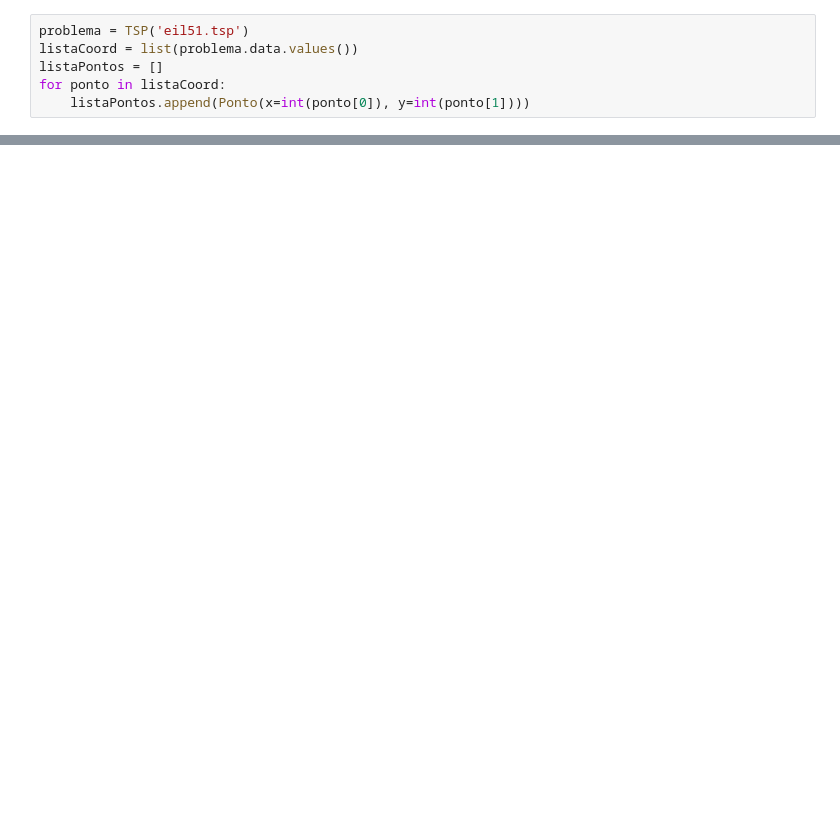
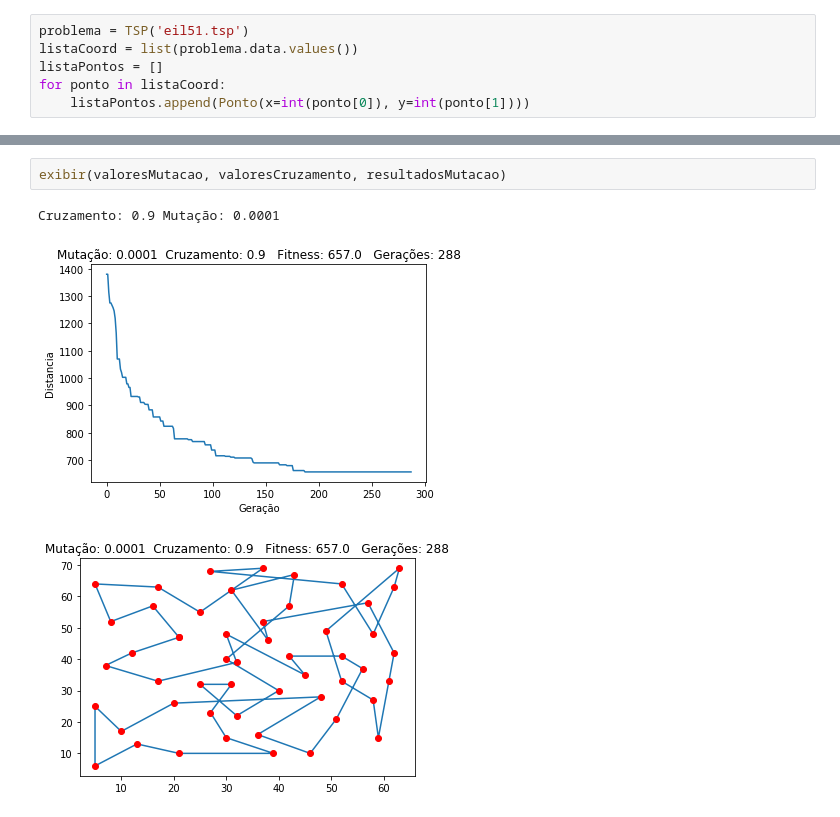
Before and after one commit to LucasArusiewicz/TSP-Drilling-Problem, a Jupyter notebook: relatorio.ipynb, the cells around one changed output, grey strips where cells are left out. Saved outputs shown, nothing was run; the diff lists cells and outputs as text; blank space fills up the shorter version.

```diff
--- a/relatorio.ipynb
+++ b/relatorio.ipynb
@@ -65,0 +82,6 @@ for g in resultado["progresso"]:
+# %%
+exibir(valoresMutacao, valoresCruzamento, resultadosMutacao)
+# %% [output]
+Cruzamento: 0.9 Mutação: 0.0001
+[figure, added]
+[figure, added]
```
Also changed, not shown: parts of 10 cells of this notebook, 2 other files.
